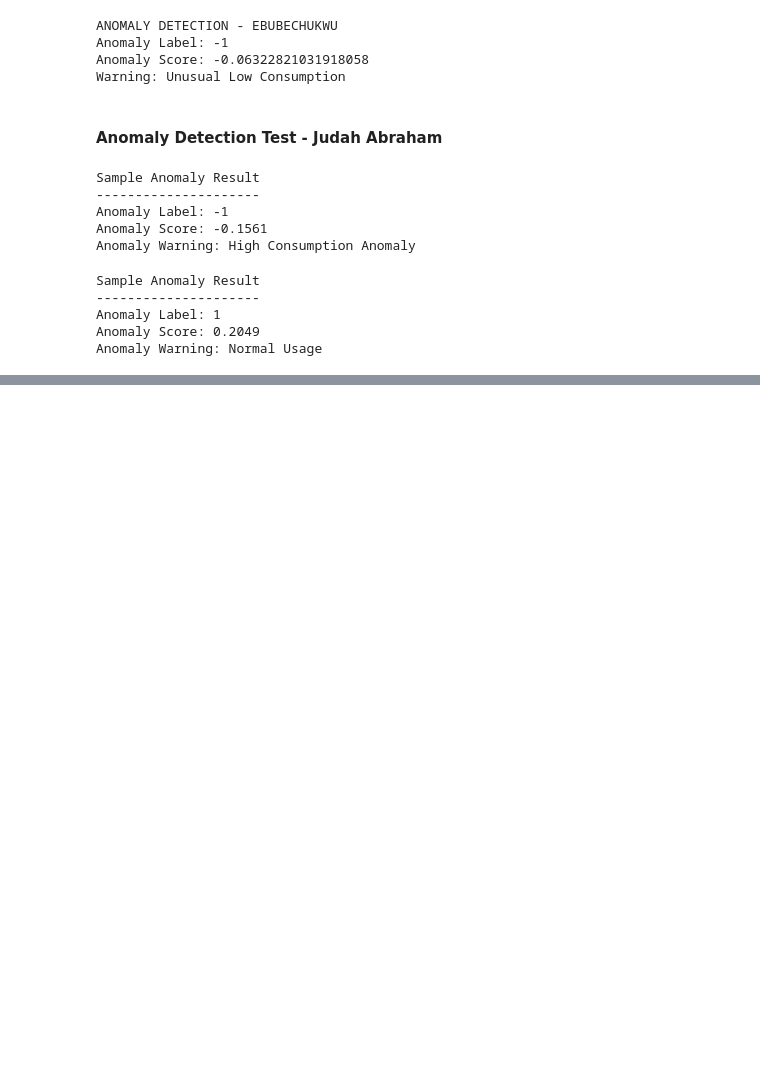
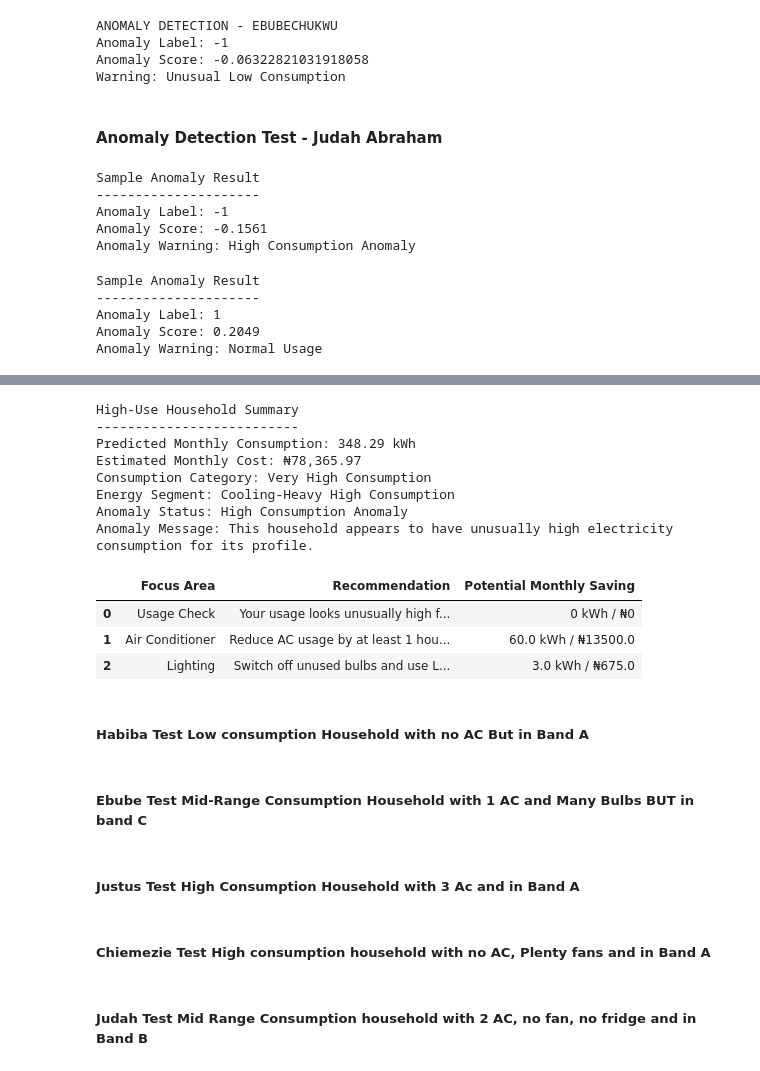
Before and after one commit to Paddyrey/TechCrush-Capstone-Group-11-Project, a Jupyter notebook: notebooks/Model_Test_Train.ipynb, the cells around one changed output, grey strips where cells are left out. Drawn from its saved outputs; the diff is of its cells as text; code cells hidden in the pictures; blank space fills up the shorter version.

```diff
--- a/notebooks/Model_Test_Train.ipynb
+++ b/notebooks/Model_Test_Train.ipynb
@@ -1860,0 +2006,7 @@ Anomaly Warning: Normal Usage
+# %%
+# Estimate Monthly Cost
+
+def estimate_monthly_cost(predicted_kwh, tariff_per_kwh):
+    estimated_cost = predicted_kwh * tariff_per_kwh
+
+    return estimated_cost
@@ -1860,0 +2412,51 @@ Anomaly Warning: Normal Usage
+# %%
+# Test a High-Use Household
+
+high_summary, high_recommendation_df, high_breakdown_df = run_recommendation_system(
+    household_size=6,
+    number_of_rooms=5,
+    service_band="Band A",
+    light_bulb_count=15,
+    fan_count=6,
+    television_count=3,
+    fridge_count=2,
+    ac_count=2,
+    average_ac_usage_hours=6,
+    tariff_per_kwh=225
+)
+
+print("High-Use Household Summary")
+print("--------------------------")
+
+for key, value in high_summary.items():
+    if key == "Estimated Monthly Cost":
+        print(f"{key}: ₦{value:,.2f}")
+    elif key == "Predicted Monthly Consumption":
+        print(f"{key}: {value} kWh")
+    else:
+        print(f"{key}: {value}")
+
+high_recommendation_df
+# %% [output]
+High-Use Household Summary
+--------------------------
+Predicted Monthly Consumption: 348.29 kWh
+Estimated Monthly Cost: ₦78,365.97
+Consumption Category: Very High Consumption
+Energy Segment: Cooling-Heavy High Consumption
+Anomaly Status: High Consumption Anomaly
+Anomaly Message: This household appears to have unusually high electricity consumption for its profile.
+|  | Focus Area | Recommendation | Potential Monthly Saving |
+| 0 | Usage Check | Your usage looks unusually high f... | 0 kWh / ₦0 |
+| 1 | Air Conditioner | Reduce AC usage by at least 1 hou... | 60.0 kWh / ₦13500.0 |
+| 2 | Lighting | Switch off unused bulbs and use L... | 3.0 kWh / ₦675.0 |
+# %% [markdown]
+##### Habiba Test Low consumption Household with no AC But in Band A
+# %% [markdown]
+##### Ebube Test Mid-Range Consumption Household with 1 AC and Many Bulbs BUT in band C
+# %% [markdown]
+##### Justus Test High Consumption Household with 3 Ac and in Band A
+# %% [markdown]
+##### Chiemezie Test High consumption household with no AC, Plenty fans and in Band A
+# %% [markdown]
+##### Judah Test Mid Range Consumption household with 2 AC, no fan, no fridge and in Band B
```
Also changed, not shown: parts of 36 cells of this notebook, 3 other files.
